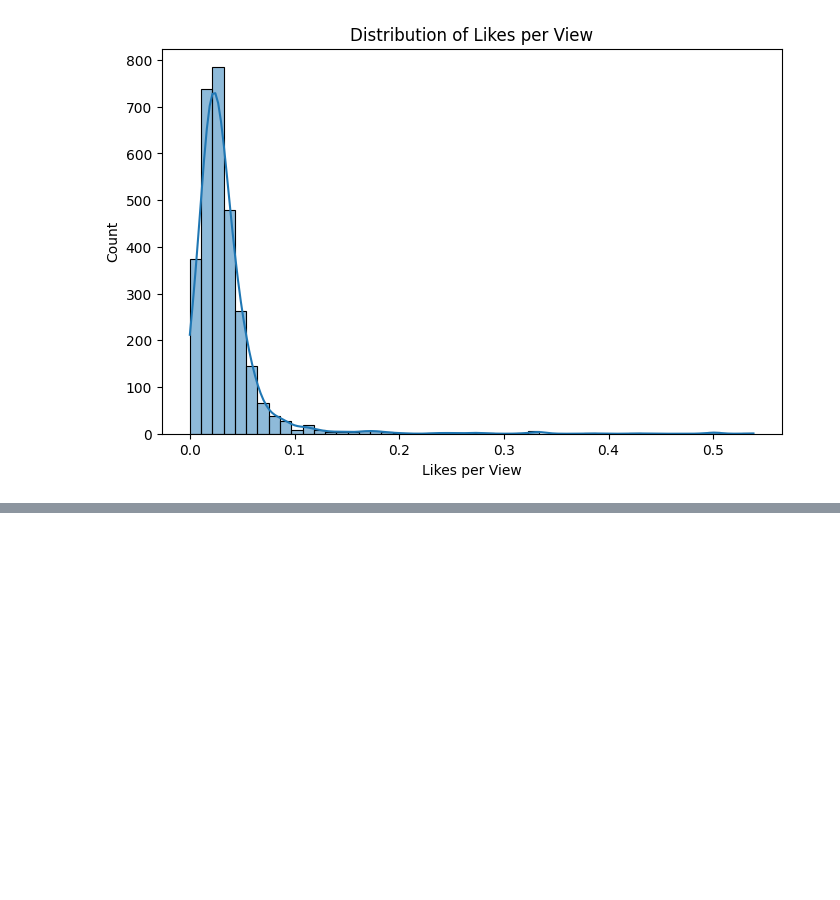
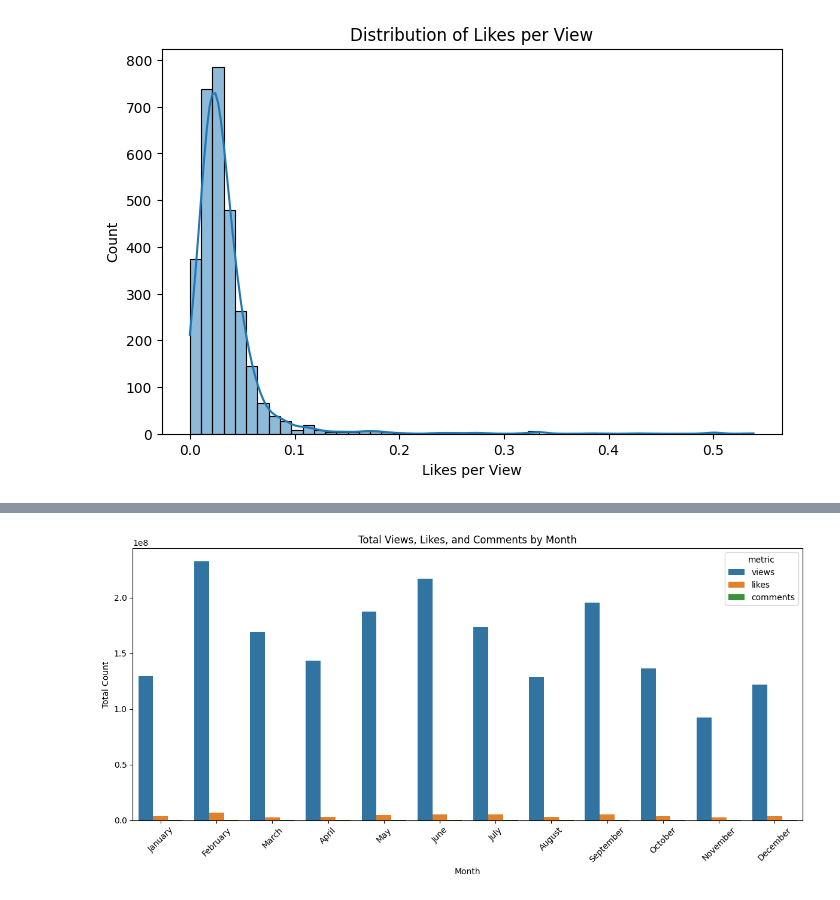
Before and after one commit to Chutacos/CapstoneProject, a Jupyter notebook: eda_and_preprocessing.ipynb, the cells around one changed output, grey strips where cells are left out. Saved outputs shown, nothing was run; the diff lists cells and outputs as text; code cells hidden in the pictures; blank space fills up the shorter version.

```diff
--- a/eda_and_preprocessing.ipynb
+++ b/eda_and_preprocessing.ipynb
@@ -205,0 +270,42 @@ plt.show()
+# %%
+months = {1: "January",
+          2: "February",
+          3: "March",
+          4: "April",
+          5: "May",
+          6: "June",
+          7: "July",
+          8: "August",
+          9: "September",
+          10: "October",
+          11: "November",
+          12: "December"
+}
+
+month_order = [
+    "January", "February", "March", "April", "May", "June",
+    "July", "August", "September", "October", "November", "December"
+]
+
+df["month_name"] = df["month"].map(months)
+
+df_melted = (
+    df[["month_name", "views", "likes", "comments"]]
+    .groupby("month_name", sort=False)
+    .sum()
+    .loc[month_order]
+    .reset_index()
+    .melt(id_vars="month_name", value_vars=["views", "likes", "comments"],
+          var_name="metric", value_name="total")
+)
+
+plt.figure(figsize=(12, 6))
+sns.barplot(data=df_melted, x="month_name", y="total", hue="metric")
+plt.title("Total Views, Likes, and Comments by Month")
+plt.xlabel("Month")
+plt.ylabel("Total Count")
+plt.xticks(rotation=45)
+plt.tight_layout()
+plt.show()
+# %% [output]
+[figure, added]
```
Also changed, not shown: parts of 18 cells of this notebook, 3 other files.
